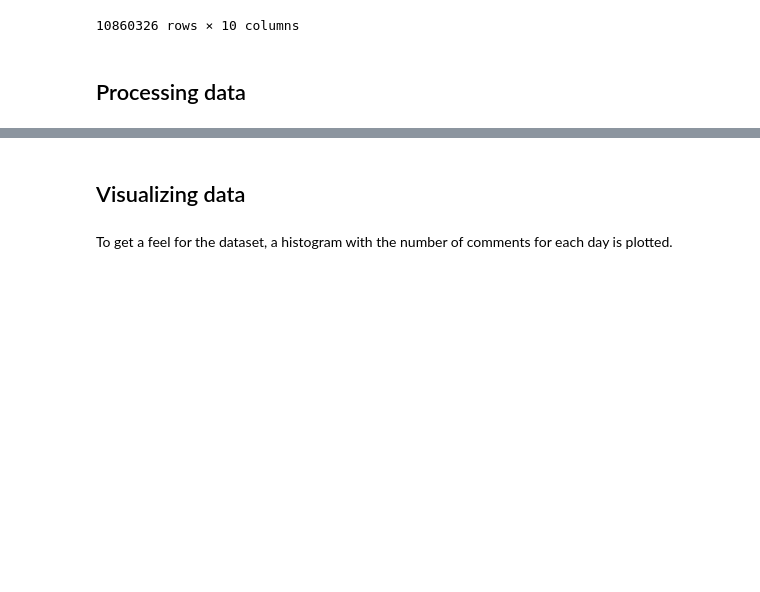
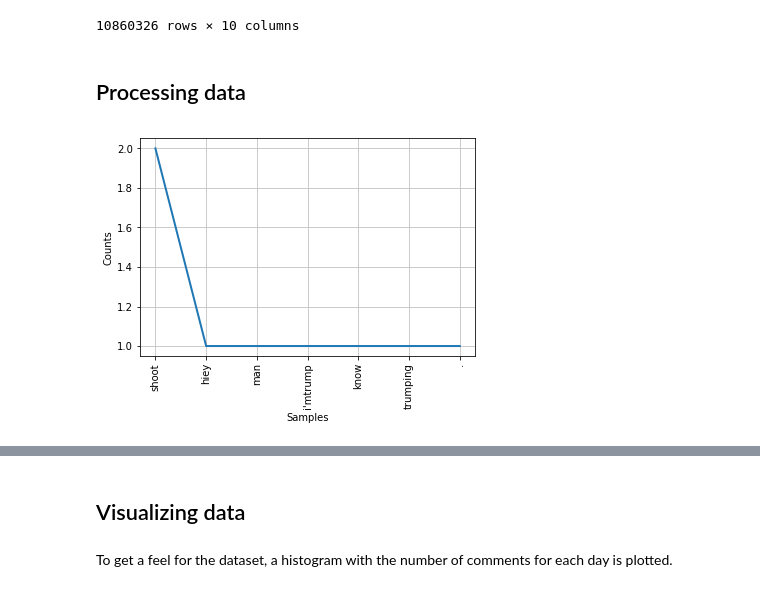
Before and after one commit to arthishow/Project, a Jupyter notebook: Final project.ipynb, the cells around one changed output, grey strips where cells are left out. Saved outputs shown, nothing was run; the diff lists cells and outputs as text; code cells hidden in the pictures; blank space fills up the shorter version.

```diff
--- a/Final project.ipynb
+++ b/Final project.ipynb
@@ -187,0 +175,4 @@ def nlp_sentiment(body, sid=SentimentIntensityAnalyzer()):
+# %%
+nlp_wordcount("hiey man I'mtrump you know who it is trumping shoot shoots.").plot()
+# %% [output]
+[figure, added]
```
Also changed, not shown: parts of 7 cells of this notebook.
